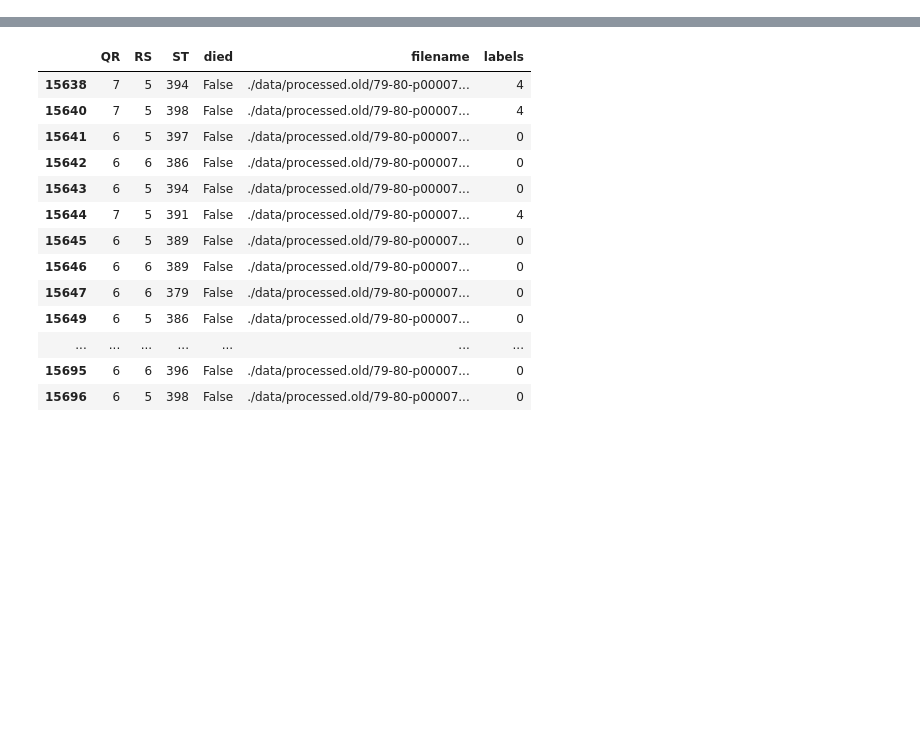
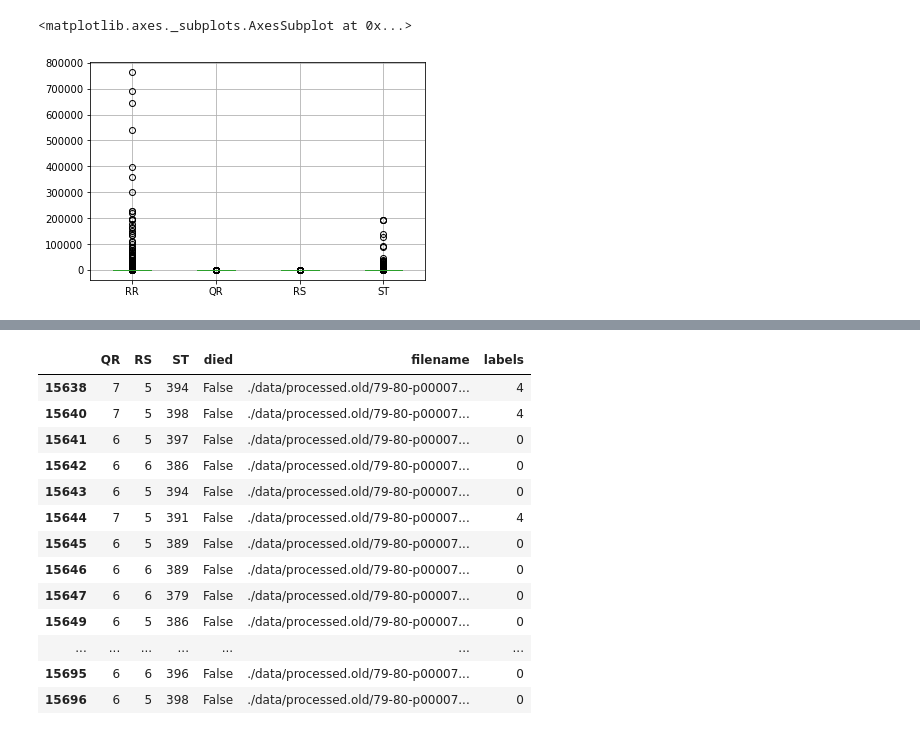
Before and after one commit to andresmore/HR_Analysis, a Jupyter notebook: HR_Analysis/Exploration_DBSCAN.ipynb, the cells around one changed output, grey strips where cells are left out. Drawn from its saved outputs; the diff is of its cells as text; code cells hidden in the pictures; blank space fills up the shorter version.

```diff
--- a/HR_Analysis/Exploration_DBSCAN.ipynb
+++ b/HR_Analysis/Exploration_DBSCAN.ipynb
@@ -100,0 +185,8 @@ no_dups[['RR','QR', 'RS','ST','T']].boxplot()
+# %%
+# Quitar RR negativos
+no_dups=no_dups[no_dups.RR>0]
+# %%
+no_dups[['RR','QR', 'RS','ST']].boxplot()
+# %% [output]
+<matplotlib.axes._subplots.AxesSubplot at 0x...>
+[figure, added]
```
Also changed, not shown: parts of 96 cells of this notebook, 2 other files.
